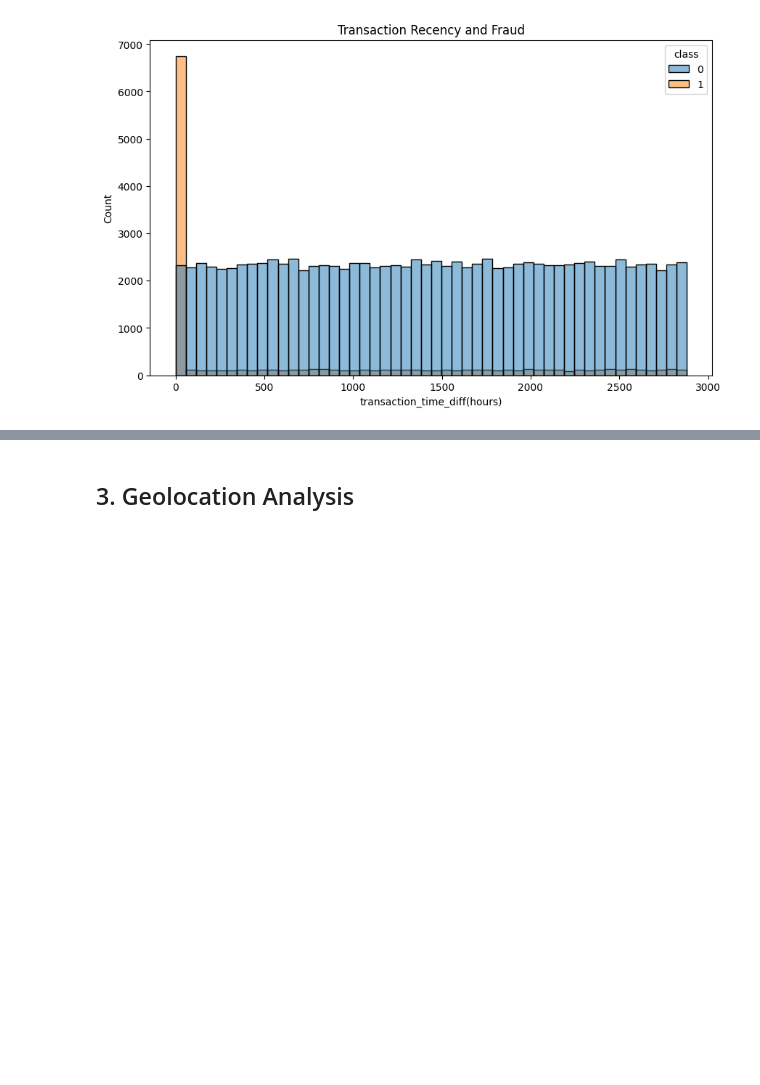
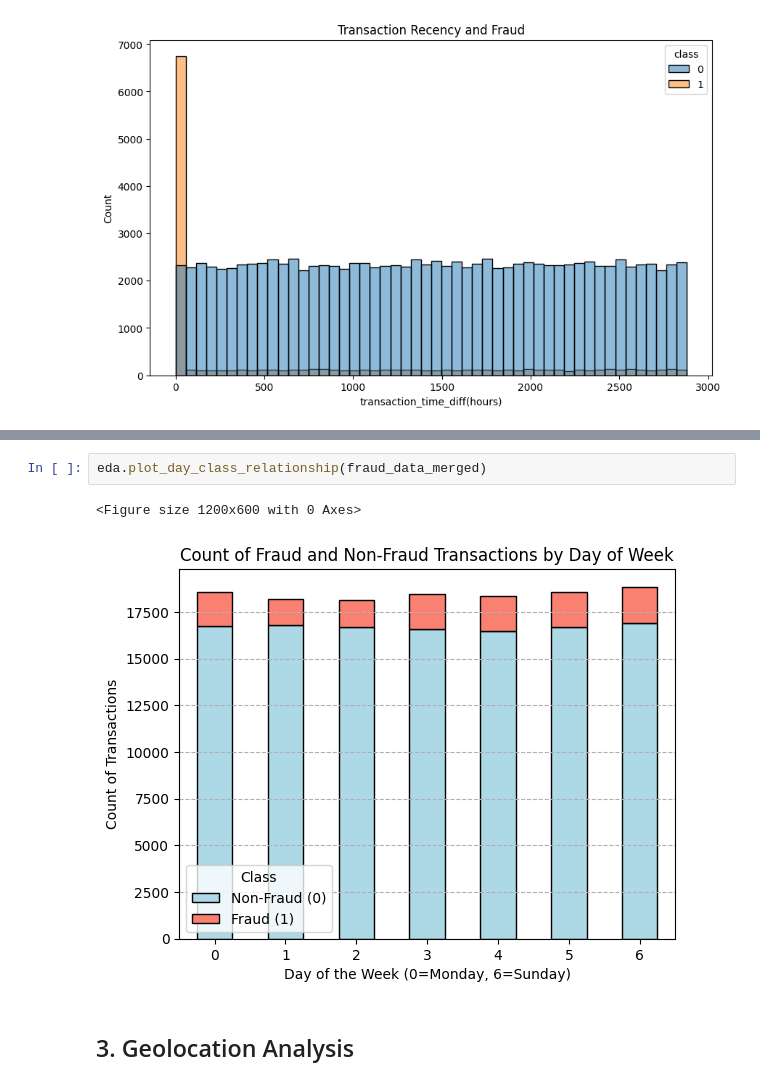
Before and after one commit to BlenSeleshi/FraudDetection, a Jupyter notebook: notebooks/eda_fraud.ipynb, the cells around one changed output, grey strips where cells are left out. Saved outputs shown, nothing was run; the diff lists cells and outputs as text; blank space fills up the shorter version.

```diff
--- a/notebooks/eda_fraud.ipynb
+++ b/notebooks/eda_fraud.ipynb
@@ -258,3 +263,8 @@ eda.transaction_recency_analysis(fraud_data_merged)
+# %%
+eda.plot_day_class_relationship(fraud_data_merged)
+# %% [output]
+<Figure size 1200x600 with 0 Axes>
+[figure, added]
 # %% [markdown]
 ## 3. Geolocation Analysis
 # %%
```
Also changed, not shown: parts of 8 cells of this notebook.
